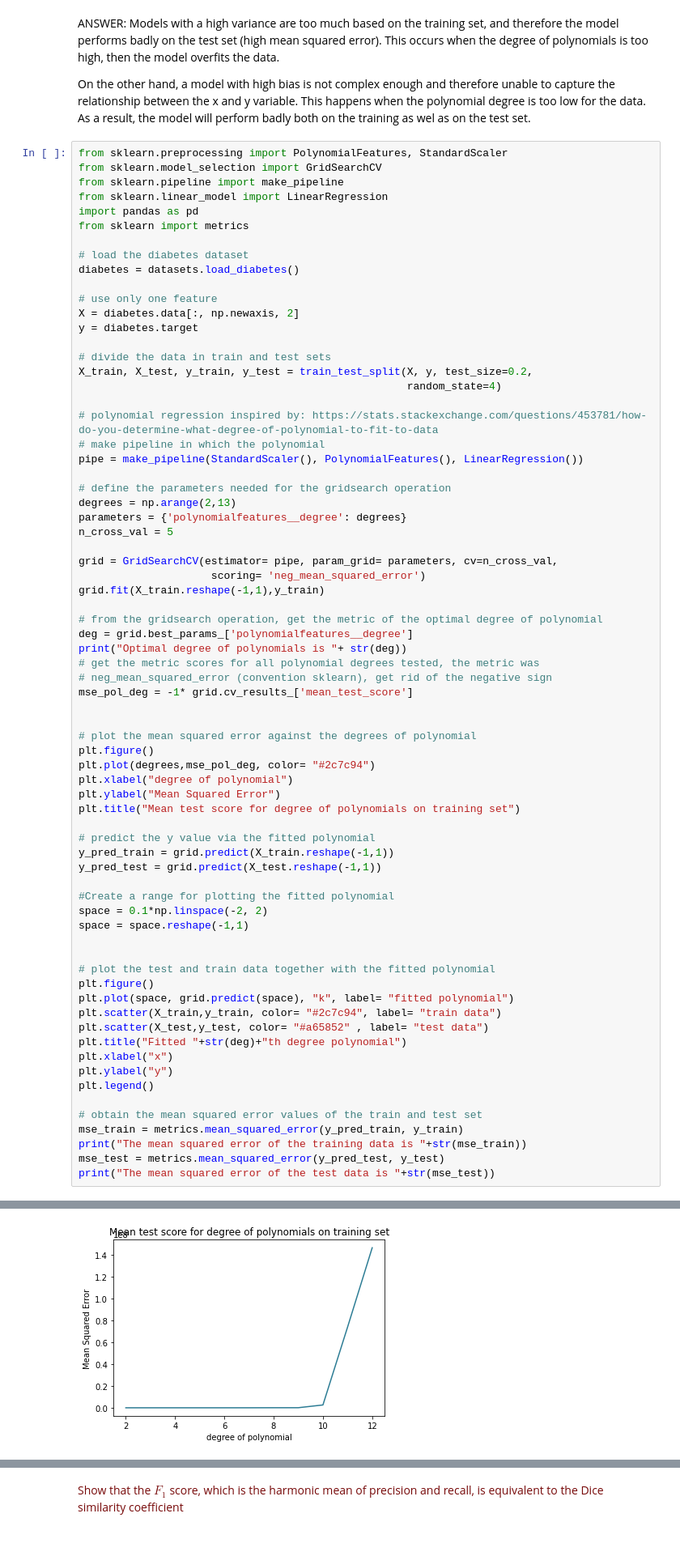
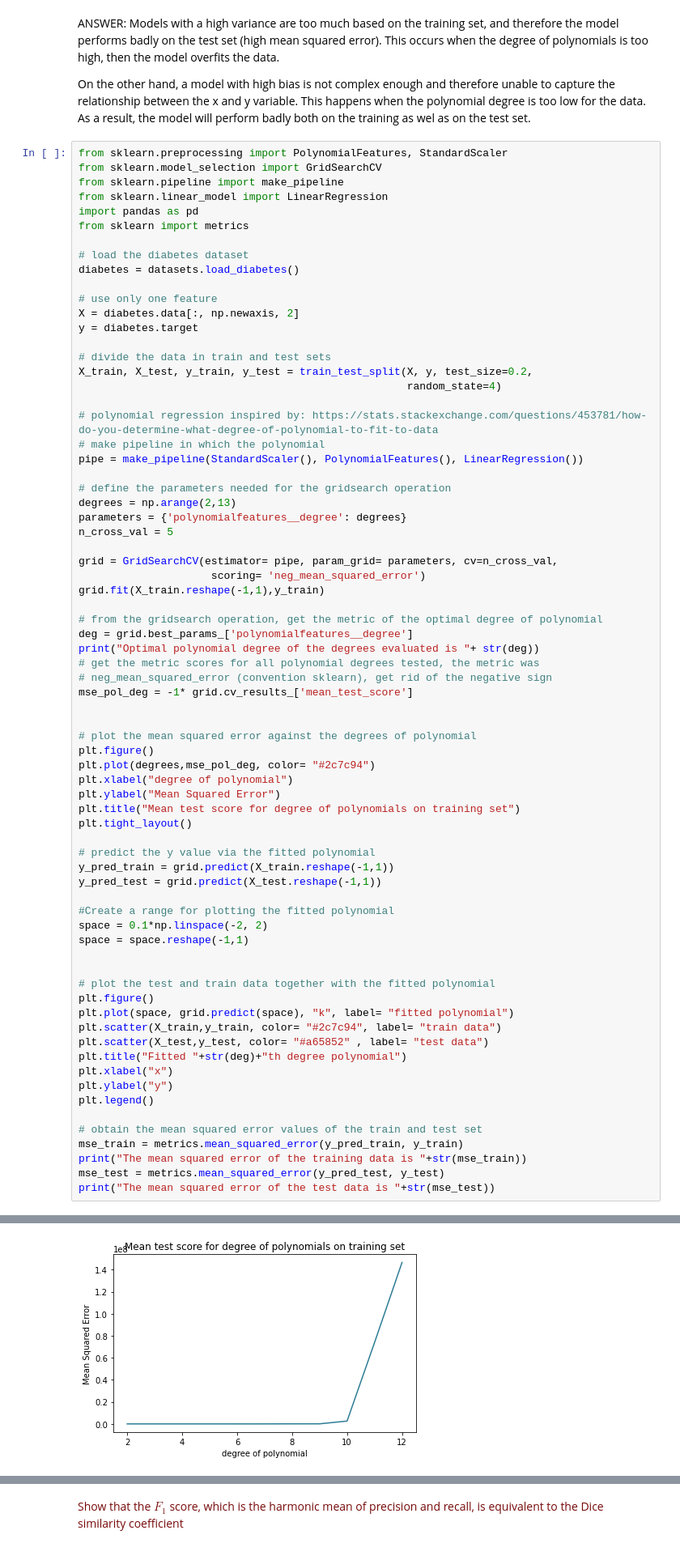
Before and after one commit to sarahlou-dr/8dm50-machine-learning, a Jupyter notebook: practicals/week_2.ipynb, the cells around one changed output, grey strips where cells are left out. Shown at 81% size. Saved outputs shown, nothing was run; the diff lists cells and outputs as text.

```diff
--- a/practicals/week_2.ipynb
+++ b/practicals/week_2.ipynb
@@ -296,7 +296,7 @@ grid.fit(X_train.reshape(-1,1),y_train)
 
 # from the gridsearch operation, get the metric of the optimal degree of polynomial
 deg = grid.best_params_['polynomialfeatures__degree']
-print("Optimal degree of polynomials is "+ str(deg))
+print("Optimal polynomial degree of the degrees evaluated is "+ str(deg))
 # get the metric scores for all polynomial degrees tested, the metric was
 # neg_mean_squared_error (convention sklearn), get rid of the negative sign
 mse_pol_deg = -1* grid.cv_results_['mean_test_score']
@@ -308,6 +308,7 @@ plt.plot(degrees,mse_pol_deg, color= "#2c7c94")
 plt.xlabel("degree of polynomial")
 plt.ylabel("Mean Squared Error")
 plt.title("Mean test score for degree of polynomials on training set")
+plt.tight_layout()
 
 # predict the y value via the fitted polynomial
 y_pred_train = grid.predict(X_train.reshape(-1,1))
@@ -338,6 +339,6 @@ Optimal degree of polynomials is 3
 The mean squared error of the training data is 4059.031534644274
 The mean squared error of the test data is 3211.71572942742
-[figure, old version]
+[figure, new version]
 [figure]
 # %% [markdown]
 ### ROC curve analysis
```
Also changed, not shown: parts of 3 cells of this notebook.
